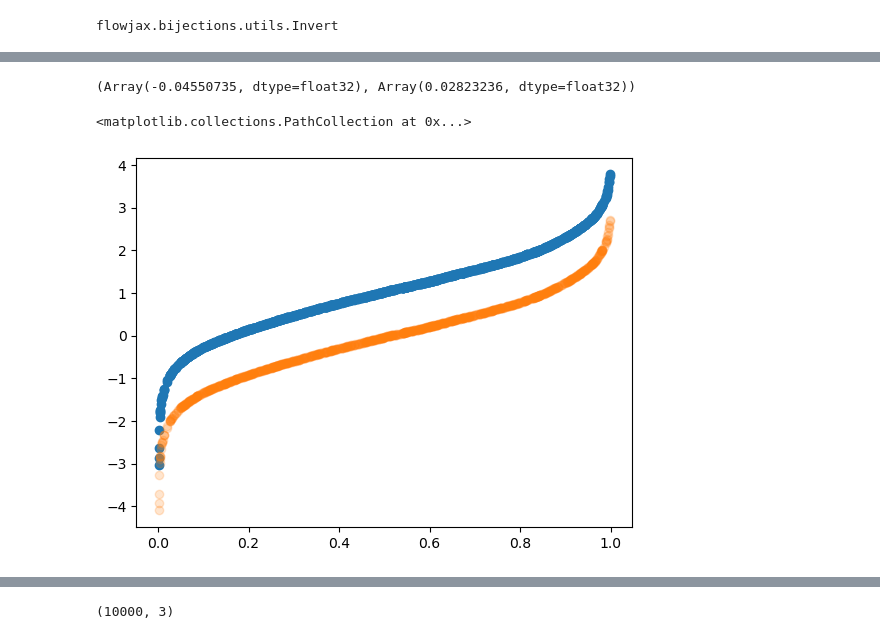
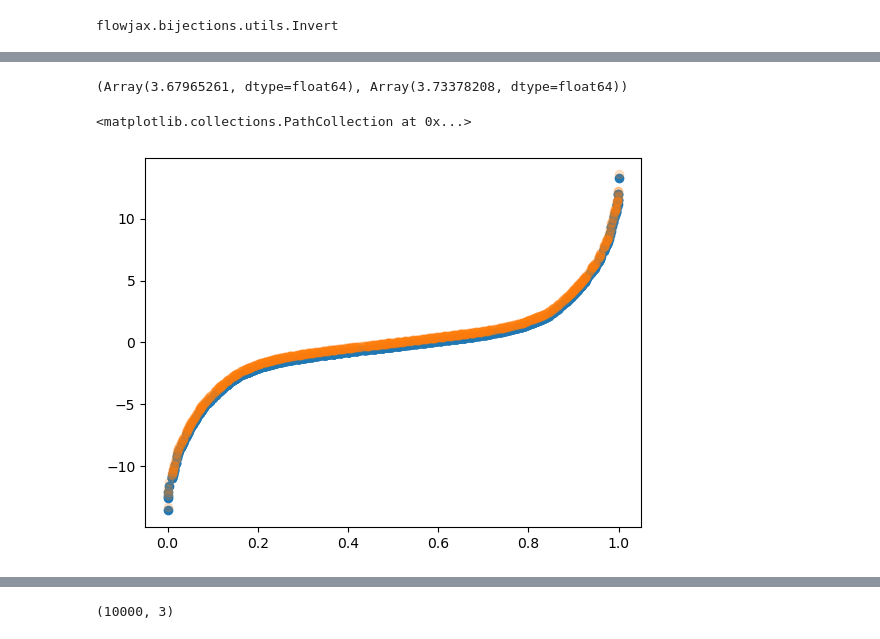
Before and after one commit to llaurabatt/frugal-flows, a Jupyter notebook: frugal_flexible_causal_effect.ipynb, the cells around one changed output, grey strips where cells are left out. Drawn from its saved outputs; the diff is of its cells as text; code cells hidden in the pictures.

```diff
--- a/frugal_flexible_causal_effect.ipynb
+++ b/frugal_flexible_causal_effect.ipynb
@@ -182,4 +170,4 @@ plt.show()
 # %%
-flow_samples_0.mean(), flow_samples_1.mean()
+flow_samples_0.std(), flow_samples_1.std()
 # %% [output]
-(Array(-0.04550735, dtype=float32), Array(0.02823236, dtype=float32))
+(Array(3.67965261, dtype=float64), Array(3.73378208, dtype=float64))
@@ -198,6 +174,18 @@ y_flow_x0 = jax.vmap(flow.bijection.bijections[3].transform)(y_tanh_x0, jnp.zero
-# %%
-plt.scatter(uni_standard.flatten(), y_flow_x1.flatten())
-plt.scatter(uni_standard.flatten(), y_flow_x0.flatten(), alpha=0.2)
-# %% [output]
-<matplotlib.collections.PathCollection at 0x...>
-[figure, removed]
+# %%
+uni_standard = jr.uniform(keys[2], shape=(n_samples, 1))
+uni_minus1_plus1 = jax.vmap(flow_masked.bijection.bijections[0].tree.transform)(uni_standard)
+
+y_minus1_plus1_x1 = jax.vmap(flow_masked.bijection.bijections[1].transform)(uni_minus1_plus1, jnp.ones((n_samples,1)))
+y_minus1_plus1_x0 = jax.vmap(flow_masked.bijection.bijections[1].transform)(uni_minus1_plus1, jnp.zeros((n_samples,1)))
+
+y_tanh_x1 = jax.vmap(flow_masked.bijection.bijections[2].transform)(y_minus1_plus1_x1, jnp.ones((n_samples,1)))
+y_tanh_x0 = jax.vmap(flow_masked.bijection.bijections[2].transform)(y_minus1_plus1_x0, jnp.zeros((n_samples,1)))
+
+y_flow_x1 = jax.vmap(flow_masked.bijection.bijections[3].transform)(y_tanh_x1, jnp.ones((n_samples,1)))
+y_flow_x0 = jax.vmap(flow_masked.bijection.bijections[3].transform)(y_tanh_x0, jnp.zeros((n_samples,1)))
+
+plt.scatter(uni_standard.flatten(), y_flow_x1.flatten())
+plt.scatter(uni_standard.flatten(), y_flow_x0.flatten(), alpha=0.2)
+# %% [output]
+<matplotlib.collections.PathCollection at 0x...>
+[figure, added]
```
Also changed, not shown: parts of 21 cells of this notebook, 1 other file.
